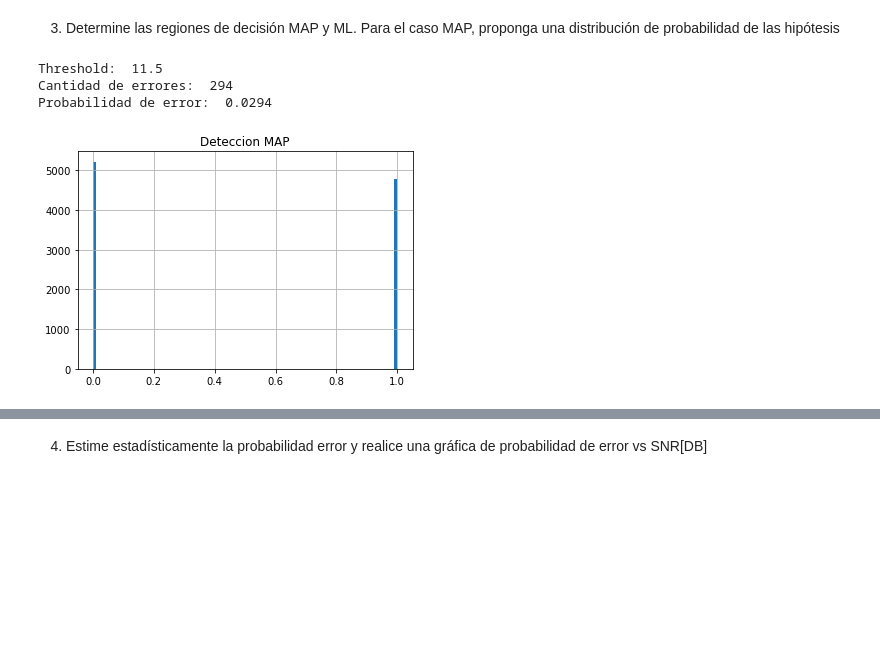
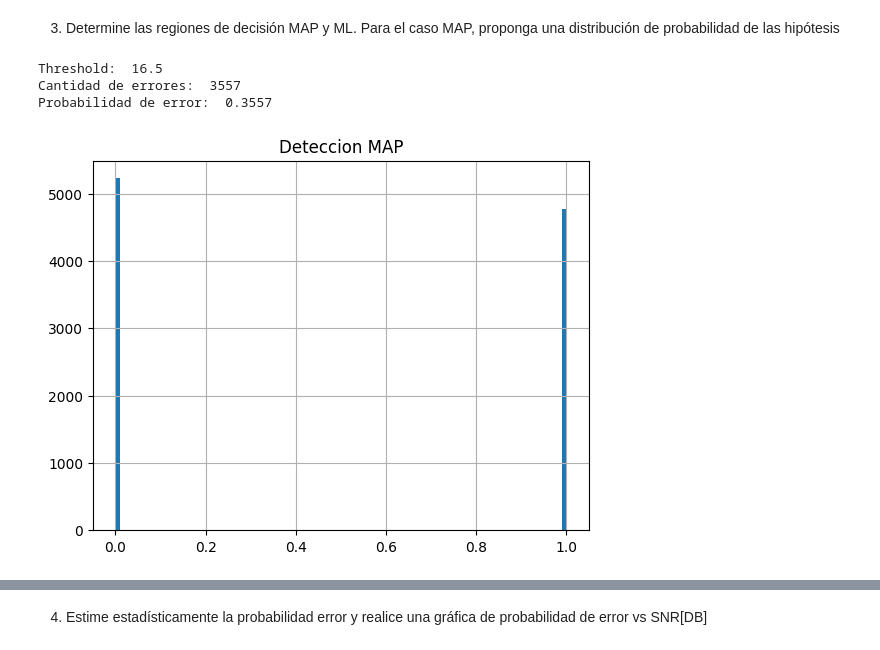
Before and after one commit to joaquin874/ComDig, a Jupyter notebook: Poisson_MAP_y_ML.ipynb, the cells around one changed output, grey strips where cells are left out. Drawn from its saved outputs; the diff is of its cells as text; code cells hidden in the pictures; blank space fills up the shorter version.

```diff
--- a/Poisson_MAP_y_ML.ipynb
+++ b/Poisson_MAP_y_ML.ipynb
@@ -102,27 +111,32 @@ for l in lam:
 # %%
 #threshold = ( (l1-l0)  +  np.log(Pa/Pb)  )  / (np.log(l1/l0) )
 #threshold = (Pa/Pb)/(np.log(l1/l0))
 #theta = (sigma**2*np.log(n) + (np.linalg.norm(code1)**2 - np.linalg.norm(code0)**2)/2)/d
 
-threshold = (0.5*(l0+l1)*np.log(Pa/Pb)/(l1-l0))+(l0+l1)/2
+#threshold = (0.5*(l0+l1)*np.log(Pa/Pb)/(l1-l0))+(l0+l1)/2
+threshold = ((l1**2-l0**2)/(2*(l1-l0)))
 
+# Criterio de decision, crea una nueva lista donde si Y es menor al threshold, el valor detectado es 0
+# Y si Y es mayor detecta 1
 detectado = np.where(Y<threshold, 0, 1)
+
+# Obtiene el error comprobando con cada valor de la lista del emisor con la del receptor
 errores=0
 for a in range(muestras):
     if(detectado[a]!=arr[a]):
         errores=errores+1
 print ("Threshold: ", threshold)
 print ("Cantidad de errores: ", errores)
 print ("Probabilidad de error: ", errores/muestras)
 
 plt.hist(detectado, bins = 100)
 plt.title("Deteccion MAP")
 plt.grid()
 # %% [output]
-Threshold:  11.5
-Cantidad de errores:  294
-Probabilidad de error:  0.0294
+Threshold:  16.5
+Cantidad de errores:  3557
+Probabilidad de error:  0.3557
-[figure, old version]
+[figure, new version]
 # %%
 #threshold2 = ((l1-l0)+np.log(Pa2/Pb2))/(np.log(l1/l0))
 
```
Also changed, not shown: parts of 5 cells of this notebook, 7 other files.
